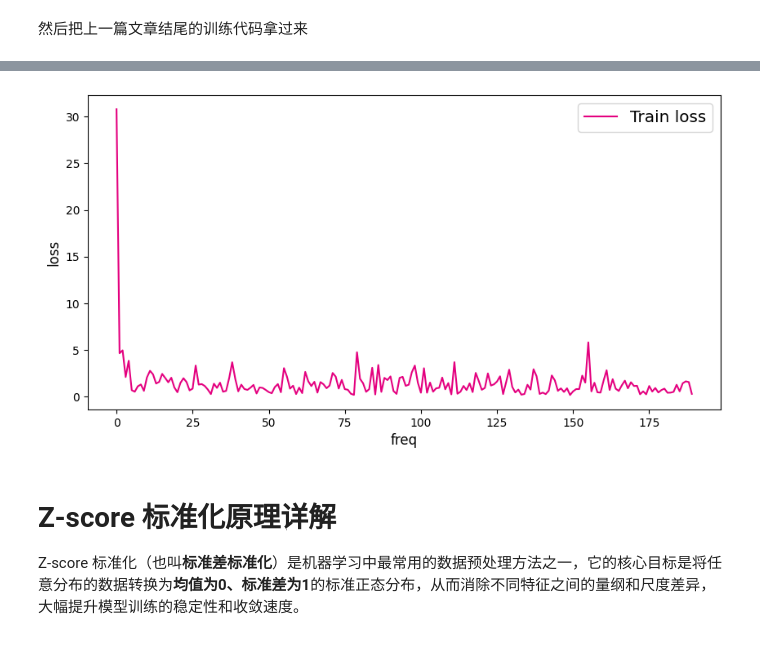
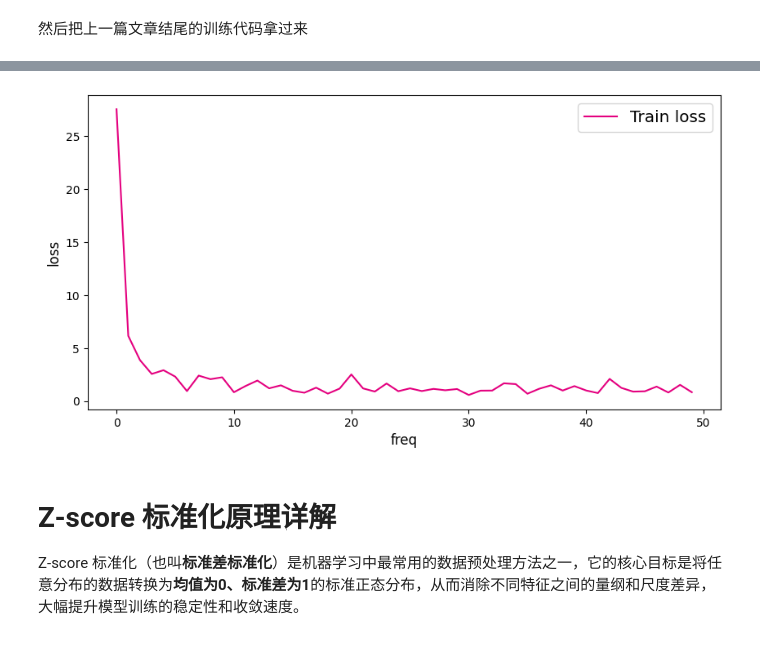
Before and after one commit to dcj101/Aistudio_Pytorch, a Jupyter notebook: 2.1数字识别任务-网格模型设计(2).ipynb, the cells around one changed output, grey strips where cells are left out. Drawn from its saved outputs; the diff is of its cells as text; code cells hidden in the pictures.

```diff
--- a/2.1数字识别任务-网格模型设计(2).ipynb
+++ b/2.1数字识别任务-网格模型设计(2).ipynb
@@ -295,7 +162,11 @@ from torch.utils.data import DataLoader, Dataset
 import torch.nn.functional as F
 import torch.nn as nn
 
-# ---------------------- 模型定义（和你原代码完全一致） ----------------------
+# ---------------------- 1. 配置设备（放在最开头） ----------------------
+device = torch.device("cuda" if torch.cuda.is_available() else "cpu")
+print(f"🔥 当前使用设备: {device}")
+
+# ---------------------- 2. 模型定义（保持不变） ----------------------
 class MNIST(nn.Module):
     def __init__(self):
         super(MNIST, self).__init__()
@@ -304,7 +175,6 @@ class MNIST(nn.Module):
         self.fc3 = nn.Linear(in_features=10, out_features=1)
 
     def forward(self, inputs):
-        # 这里可以去掉reshape，因为norm_img已经做了
         outputs1 = self.fc1(inputs)
         outputs1 = torch.sigmoid(outputs1)
         outputs2 = self.fc2(outputs1)
@@ -312,7 +182,7 @@ class MNIST(nn.Module):
         outputs_final = self.fc3(outputs2)
         return outputs_final
 
-# ---------------------- 数据读取（你的代码，只改归一化） ----------------------
+# ---------------------- 3. 数据读取（保持不变） ----------------------
 root_dir = './work/2.1data'
 data_dir = root_dir + '/train-images-idx3-ubyte'
 label_dir = root_dir + '/train-labels-idx1-ubyte'
@@ -332,21 +202,12 @@ def read_mnist_labels(file_path):
         labels = np.frombuffer(f.read(), dtype=np.uint8)
         return labels
 
-def norm_img(img):
-    assert len(img.shape) == 3
-    batch_size, height, width = img.shape
-    # ✅ 修正：使用MNIST官方Z-score标准化，而不是只除以255
-    img = img / 255.0
-    img = (img - 0.1307) / 0.3081  # 关键！
-    img = img.reshape(batch_size, height * width)
-    # ✅ 修正：转成float32，和模型参数类型一致
-    return img.astype(np.float32)
-
-# ---------------------- 数据集和训练（只改关键错误） ----------------------
+# ---------------------- 4. 【关键修改】优化Dataset：预处理全用PyTorch ----------------------
 class MNISTDataset(Dataset):
     def __init__(self, image, label):
-        self.image = image
-        self.label = label
+        # 一次性转成Tensor + float32（在CPU上做，只做一次）
+        self.image = torch.from_numpy(image).float()
+        self.label = torch.from_numpy(label).float()
 
     def __len__(self):
         return len(self.image)
@@ -354,6 +215,19 @@ class MNISTDataset(Dataset):
     def __getitem__(self, idx):
         return self.image[idx], self.label[idx]
 
+# ---------------------- 5. 【关键修改】norm_img改成PyTorch版本，直接在GPU上运行 ----------------------
+def norm_img(img):
+    # img现在是GPU上的Tensor，形状 [batch_size, 28, 28]
+    assert len(img.shape) == 3
+    batch_size, height, width = img.shape
+
+    # 直接用PyTorch操作在GPU上归一化
+    img = img / 255.0
+    img = (img - 0.1307) / 0.3081  # MNIST官方Z-score
+    img = img.reshape(batch_size, height * width)  # 展平
+    return img
+
+# ---------------------- 6. 绘图函数（保持不变） ----------------------
 def plot(loss_list):
     plt.figure(figsize=(10,5))
     plt.plot(range(len(loss_list)), loss_list, color='#e4007f', label="Train loss")
@@ -362,49 +236,65 @@ def plot(loss_list):
     plt.legend(loc='upper right', fontsize='x-large')
     plt.show()
 
+# ---------------------- 7. 【关键修改】训练函数：彻底避免CPU/GPU拷贝 ----------------------
 def train():
-    model = MNIST()
+    # 1. 初始化模型并移到GPU
+    model = MNIST().to(device)
+
+    # 2. 读取数据
     image = read_mnist_images(data_dir)
     label = read_mnist_labels(label_dir)
+    print(f"图像形状: {image.shape}, 标签形状: {label.shape}")
 
-    print(f"图像形状: {image.shape}, 标签形状: {label.shape}")
+    # 3. 创建数据集和DataLoader
     train_dataset = MNISTDataset(image, label)
-    train_loader = DataLoader(train_dataset, batch_size=16, shuffle=True, num_workers=0)
+    # 优化：batch_size改64，num_workers改4，pin_memory=True加速GPU传输
+    train_loader = DataLoader(
+        train_dataset,
+        batch_size=64,
+        shuffle=True,
+        num_workers=4,
+        pin_memory=True  # 关键：让DataLoader预取数据到GPU内存
+    )
 
-    # ✅ 修正：学习率改回0.01，和Paddle原代码一致
+    # 4. 优化器和训练参数
     opt = torch.optim.SGD(model.parameters(), lr=0.01)
-    EPOCH_NUM = 10  # 和你原Paddle代码一致
+    EPOCH_NUM = 10
     loss_list = []
 
+    # 5. 训练循环
     for epoch in range(EPOCH_NUM):
         for batch_id, (images, labels) in enumerate(train_loader):
-            image_normal = norm_img(images.numpy())
-            image_normal = torch.from_numpy(image_normal)
+            # ✅ 关键：数据移到GPU（非阻塞，配合pin_memory=True更快）
+            images = images.to(device, non_blocking=True)
+            labels = labels.to(device, non_blocking=True)
 
-            # ✅ 修正：最关键！标签加unsqueeze(1)，形状从[64]变成[64,1]，因为predict是[64,1],这样才能计算MSE损失
-            # MSE = (predict - label_normal) ** 2 / 64
-            # 用F.mse_loss可以避免计算平均值，因为mean reduction已经内置了
-            label_normal = labels.float().unsqueeze(1)
+            # ✅ 直接在GPU上做归一化（不转numpy！）
+            image_normal = norm_img(images)
 
-            # 前向计算
+            # 标签处理也在GPU上
+            label_normal = labels.unsqueeze(1)
+
+            # 前向计算（全在GPU上）
             predict = model(image_normal)
-            # ✅ 修正：去掉重复的mean，直接用F.mse_loss
             loss = F.mse_loss(predict, label_normal, reduction='mean')
 
             if batch_id % 200 == 0:
                 loss_val = loss.item()
                 loss_list.append(loss_val)
-                print(f"epoch: {epoch}, batch: {batch_id}, loss is: [{loss_val}]")
+                print(f"epoch: {epoch}, batch: {batch_id}, loss: {loss_val:.4f}")
 
             # 反向传播
             loss.backward()
             opt.step()
             opt.zero_grad()
 
+    # 6. 保存模型
     torch.save(model.state_dict(), './work/2.1data/mnist_model_fixed.pth')
     return loss_list
 
-# 运行训练
-loss_list = train()
-plot(loss_list)
+# ---------------------- 运行训练 ----------------------
+if __name__ == '__main__':
+    loss_list = train()
+    plot(loss_list)
 # %% [output]
@@ -428,4 +318,4 @@ epoch: 9, batch: 3600, loss is: [0.30180084705352783]
-[figure, old version]
+[figure, new version]
 # %% [markdown]
 # Z-score 标准化原理详解
 Z-score 标准化（也叫**标准差标准化**）是机器学习中最常用的数据预处理方法之一，它的核心目标是将任意分布的数据转换为**均值为0、标准差为1**的标准正态分布，从而消除不同特征之间的量纲和尺度差异，大幅提升模型训练的稳定性和收敛速度。
```
Also changed, not shown: parts of 7 cells of this notebook, 4 other files.
